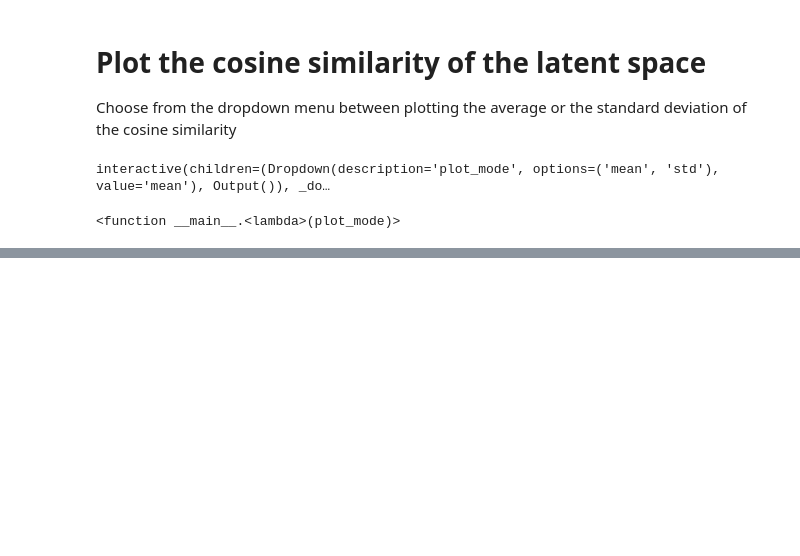
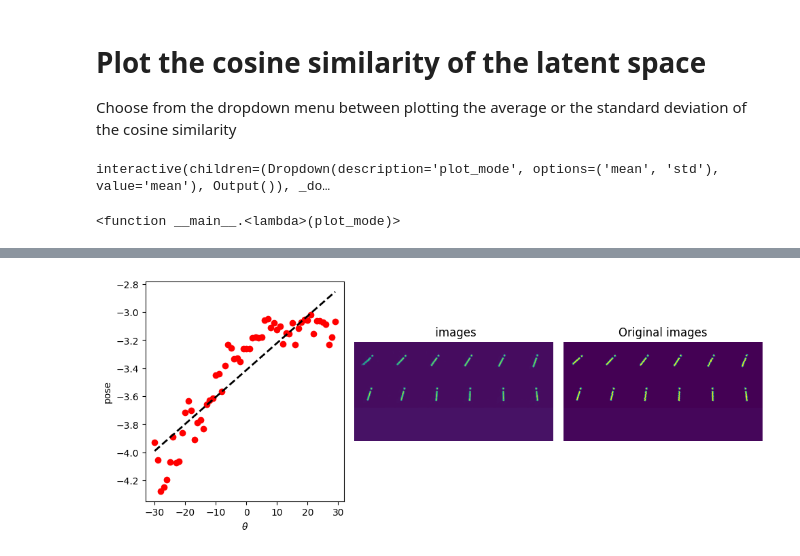
Before and after one commit to alan-turing-institute/affinity-vae, a Jupyter notebook: tools/plotting_post_process.ipynb, the cells around one changed output, grey strips where cells are left out. Drawn from its saved outputs; the diff is of its cells as text; code cells hidden in the pictures; blank space fills up the shorter version.

Commit message:
Adding the pose-angle correlation plot

```diff
--- a/tools/plotting_post_process.ipynb
+++ b/tools/plotting_post_process.ipynb
@@ -192,0 +200,46 @@ interactive(children=(Dropdown(description='plot_mode', options=('mean', 'std'),
+# %%
+from scipy.ndimage import rotate
+from skimage.util import montage
+
+def NormalizeData(data):
+    return (data - np.min(data)) / (np.max(data) - np.min(data))
+
+img_path = "/Users/mfamili/work/datasets/synth_an_data/i_500_img.npy"
+THETA_LOWER = -30
+THETA_UPPER = 30
+img = NormalizeData(np.load(img_path))
+
+r=[]
+original = []
+pose_angle=[]
+
+with torch.inference_mode():
+    for theta in range(THETA_LOWER,THETA_UPPER):
+        image = rotate(img, theta, order=0, reshape = False)
+        x, z, z_pose, mu, logvar = model(torch.from_numpy(image[np.newaxis,np.newaxis, ...]).to(torch.float32))
+
+        if theta % 5 == 0 :
+            r.append(x.squeeze().detach().numpy())
+            original.append(image.squeeze())
+        pose_angle.append(z_pose[0,0].cpu().clone().numpy())
+# %%
+fig, ax = plt.subplots(1,3, figsize=(10,4))
+ax1, ax2, ax3 = ax
+
+coef = np.polyfit(range(THETA_LOWER,THETA_UPPER),np.squeeze(pose_angle),1)
+poly1d_fn = np.poly1d(coef)
+ax1.plot(range(THETA_LOWER,THETA_UPPER),np.squeeze(pose_angle),'ro',range(THETA_LOWER,THETA_UPPER),poly1d_fn(range(THETA_LOWER,THETA_UPPER)),'--k',
+    linewidth=2)
+ax1.set_xlabel(r'$\theta$')
+ax1.set_ylabel('pose')
+
+r = np.stack(r, axis=0)
+original = np.stack(original, axis=0)
+m = montage(r, grid_shape=(3, 6))
+n = montage(original, grid_shape=(3, 6))
+ax2.imshow(m); ax3.imshow(n)
+ax2.axis('off'); ax3.axis('off')
+ax2.set_title(" images"); ax3.set_title("Original images")
+fig.tight_layout()
+# %% [output]
+[figure, added]
```
Also changed, not shown: parts of 1 cell of this notebook.
